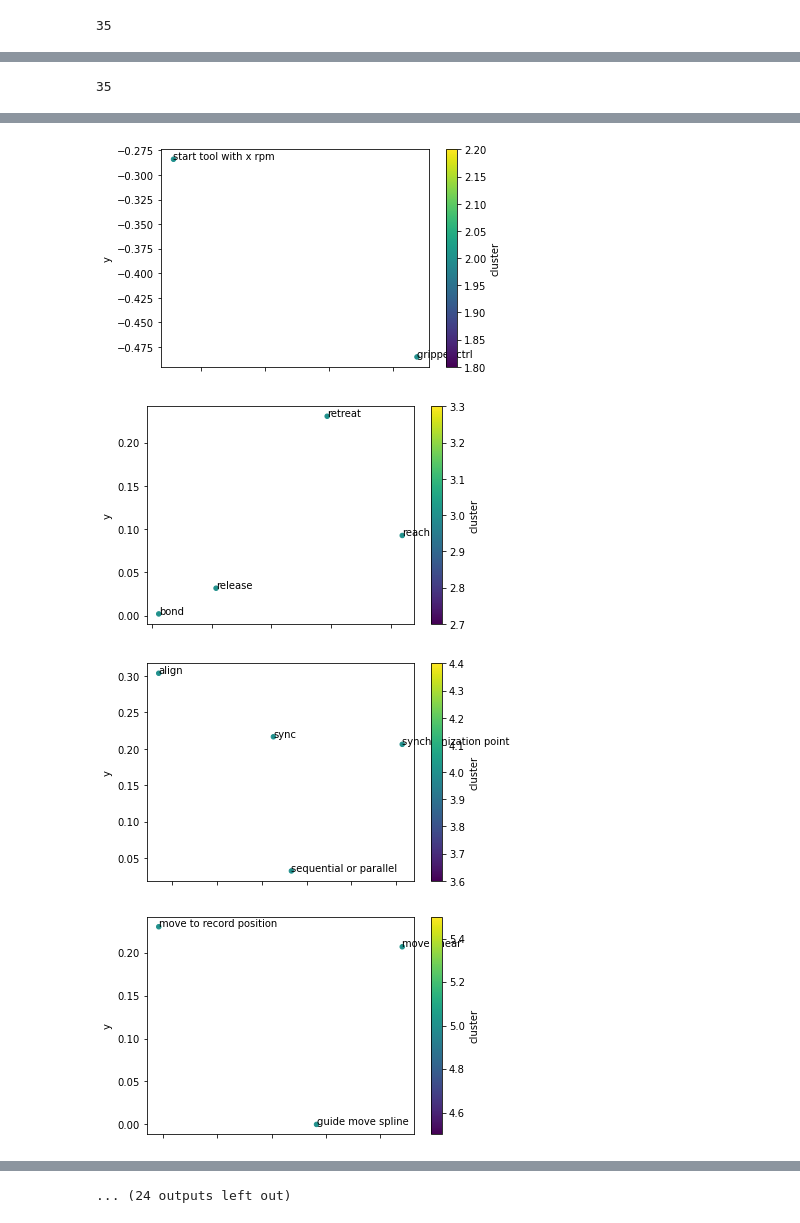
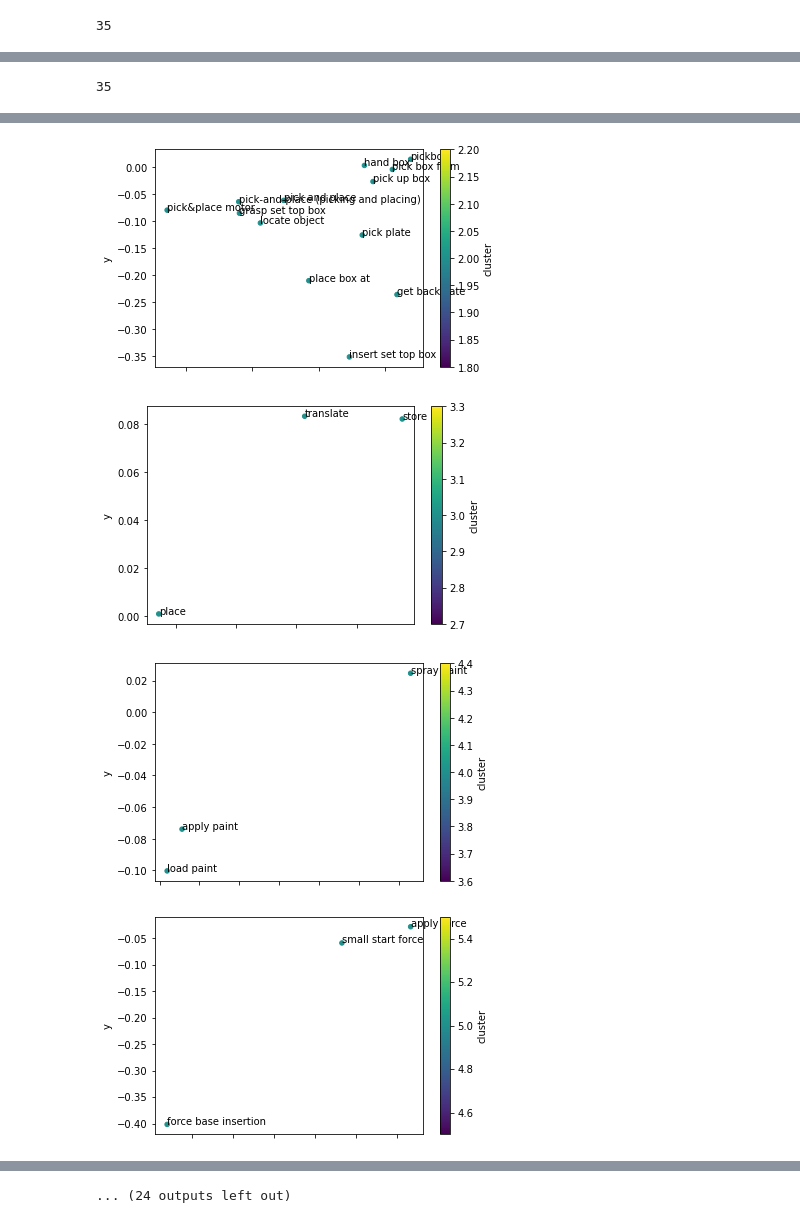
Before and after one commit to teiband/industrial-skill-review, a Jupyter notebook: src/FaissSearch/faissSearch.ipynb, the cells around one changed output, grey strips where cells are left out. Cells and saved outputs as stored; diff of their text form; code cells hidden in the pictures.

```diff
--- a/src/FaissSearch/faissSearch.ipynb
+++ b/src/FaissSearch/faissSearch.ipynb
@@ -22,22 +22,24 @@ import matplotlib.pyplot as plt
 ### Import
 Import the file exported from the excel file
 # %%
-with open('D:/1. Papers/4. MyPapers/6_(20210609) Skill taxonomy/primitiveDef.json') as json_file:
-    primitiveDef = json.load(json_file)
+defFile = "skillDef.json"
 
-#print(primitiveDef)
+with open('D:/1. Papers/4. MyPapers/6_(20210609) Skill taxonomy/skill-taxonomy-extraction/data/in/' + str(defFile)) as json_file:
+    defWord = json.load(json_file)
+
+#print(defWord)
 # %% [markdown]
 # Preprocessing
 Follow guide from: https://www.pinecone.io/learn/faiss-tutorial/
 # %%
 # remove duplicates
-primitiveDefSing = [word for word in list(set(primitiveDef)) if type(word) is str]
+defSing = [word for word in list(set(defWord)) if type(word) is str]
 # %%
 from sentence_transformers import SentenceTransformer
 # initialize sentence transformer model
 #model = SentenceTransformer('bert-base-nli-mean-tokens') #this is outdated: https://huggingface.co/sentence-transformers/bert-base-nli-mean-tokens
 model = SentenceTransformer('all-mpnet-base-v2')
 # create sentence embeddings
-sentence_embeddings = model.encode(primitiveDefSing)
+sentence_embeddings = model.encode(defSing)
 sentence_embeddings.shape
 # %% [output]
@@ -99,7 +101,7 @@ D, I = kmeans.index.search(dataset, 1)
 Ilist = I[:,0].tolist()
 Dlist = D[:,0].tolist()
 #print(Ilist)
-d = {'primitive':primitiveDefSing, 'cluster':Ilist, 'distance':Dlist, 'x': xf, 'y': yf}
+d = {'skill':defSing, 'cluster':Ilist, 'distance':Dlist, 'x': xf, 'y': yf}
 #print(d)
 
 cluster = pd.DataFrame(d)
@@ -125,8 +127,8 @@ for clusterNr in range(len(byCluster)):
 
   # Plot name for each datapoint
   for idx, row in displayCluster.iterrows():
-    plt.text(row['x'], row['y'], row['primitive'])
+    plt.text(row['x'], row['y'], row['skill'])
 
-  plt.savefig("D:/1. Papers/4. MyPapers/6_(20210609) Skill taxonomy/skill-taxonomy-extraction/data/out/" + str(clusterNr) + ".png")
+  #plt.savefig("D:/1. Papers/4. MyPapers/6_(20210609) Skill taxonomy/skill-taxonomy-extraction/data/out/" + str(clusterNr) + ".png")
 # %% [output]
 35
@@ -135,4 +137,4 @@ for clusterNr in range(len(byCluster)):
-[figure, old version]
+[figure, new version]
-[figure, old version]
+[figure, new version]
-[figure, old version]
+[figure, new version]
-[figure, old version]
+[figure, new version]
```
Also changed, not shown: parts of 3 cells of this notebook.
